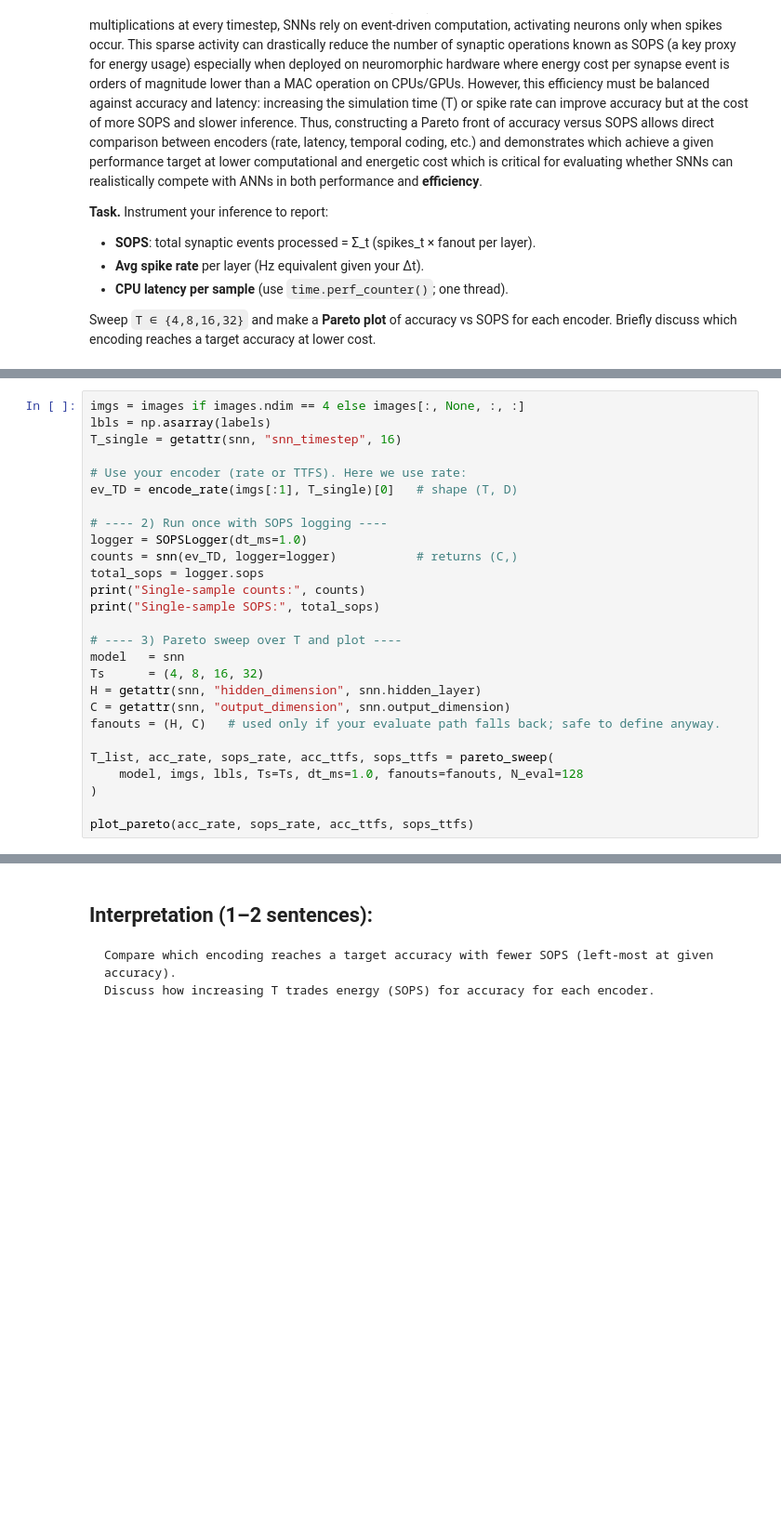
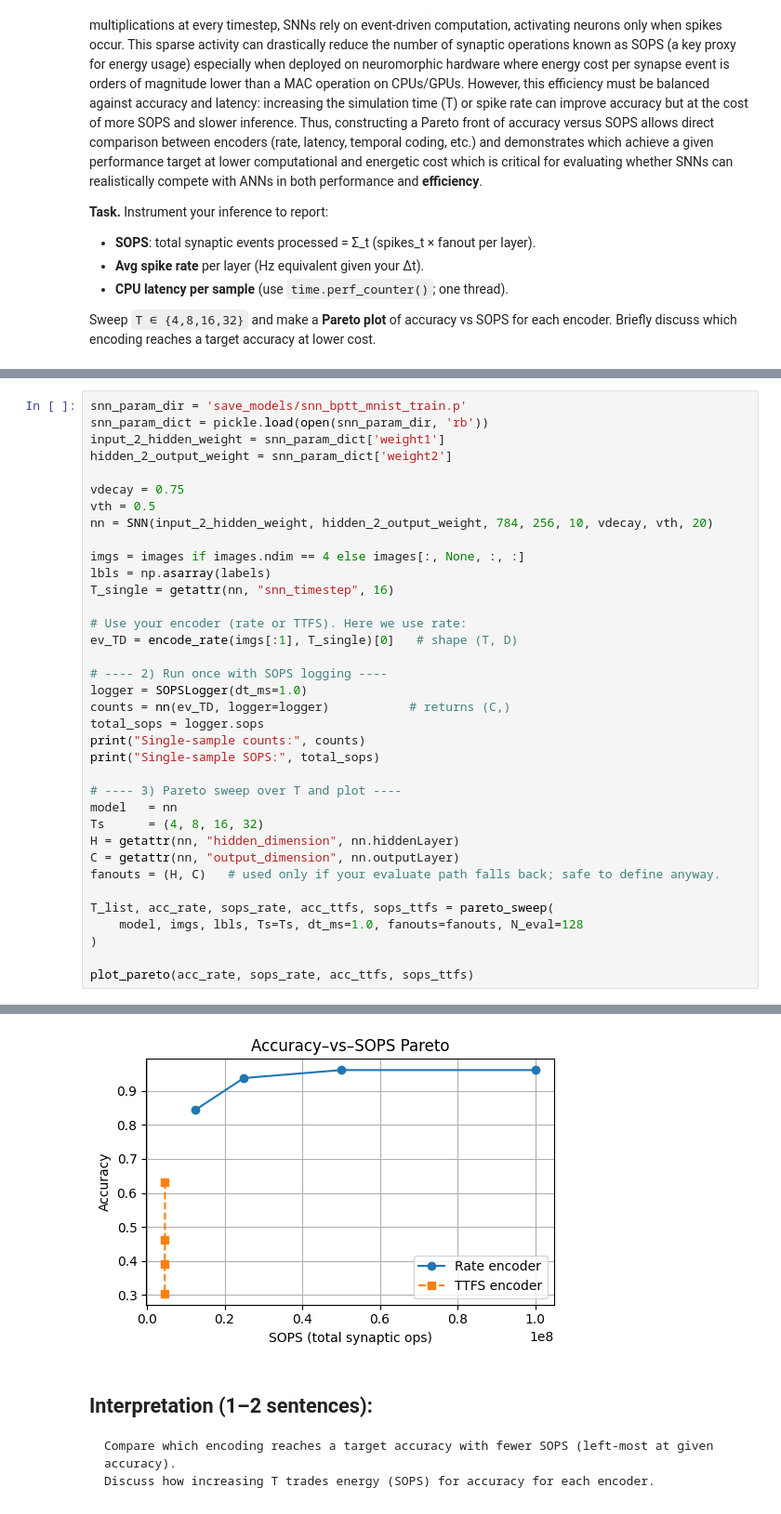
Before and after one commit to shaneH9/brain, a Jupyter notebook: Assignment2/Assignment2_Questions.ipynb, the cells around one changed output, grey strips where cells are left out. Shown at 93% size. Saved outputs shown, nothing was run; the diff lists cells and outputs as text; blank space fills up the shorter version.

```diff
--- a/Assignment2/Assignment2_Questions.ipynb
+++ b/Assignment2/Assignment2_Questions.ipynb
@@ -753,25 +885,34 @@ def plot_pareto(acc_rate, sops_rate, acc_ttfs, sops_ttfs, title="Accuracy–vs
     plt.xlabel('SOPS (total synaptic ops)'); plt.ylabel('Accuracy')
     plt.title(title); plt.grid(True); plt.legend(); plt.tight_layout(); plt.show()
 # %%
+snn_param_dir = 'save_models/snn_bptt_mnist_train.p'
+snn_param_dict = pickle.load(open(snn_param_dir, 'rb'))
+input_2_hidden_weight = snn_param_dict['weight1']
+hidden_2_output_weight = snn_param_dict['weight2']
+
+vdecay = 0.75
+vth = 0.5
+nn = SNN(input_2_hidden_weight, hidden_2_output_weight, 784, 256, 10, vdecay, vth, 20)
+
 imgs = images if images.ndim == 4 else images[:, None, :, :]
 lbls = np.asarray(labels)
-T_single = getattr(snn, "snn_timestep", 16)
+T_single = getattr(nn, "snn_timestep", 16)
 
 # Use your encoder (rate or TTFS). Here we use rate:
 ev_TD = encode_rate(imgs[:1], T_single)[0]   # shape (T, D)
 
 # ---- 2) Run once with SOPS logging ----
 logger = SOPSLogger(dt_ms=1.0)
-counts = snn(ev_TD, logger=logger)           # returns (C,)
+counts = nn(ev_TD, logger=logger)           # returns (C,)
 total_sops = logger.sops
 print("Single-sample counts:", counts)
 print("Single-sample SOPS:", total_sops)
 
 # ---- 3) Pareto sweep over T and plot ----
-model   = snn
+model   = nn
 Ts      = (4, 8, 16, 32)
-H = getattr(snn, "hidden_dimension", snn.hidden_layer)
-C = getattr(snn, "output_dimension", snn.output_dimension)
+H = getattr(nn, "hidden_dimension", nn.hiddenLayer)
+C = getattr(nn, "output_dimension", nn.outputLayer)
 fanouts = (H, C)   # used only if your evaluate path falls back; safe to define anyway.
 
 T_list, acc_rate, sops_rate, acc_ttfs, sops_ttfs = pareto_sweep(
@@ -779,3 +920,4 @@ T_list, acc_rate, sops_rate, acc_ttfs, sops_ttfs = pareto_sweep(
 )
 
 plot_pareto(acc_rate, sops_rate, acc_ttfs, sops_ttfs)
+# %% [output]
@@ -782,3 +941,4 @@ plot_pareto(acc_rate, sops_rate, acc_ttfs, sops_ttfs)
+[figure, added]
 # %% [markdown]
 ## Interpretation (1–2 sentences):
 
```
Also changed, not shown: parts of 42 cells of this notebook.
